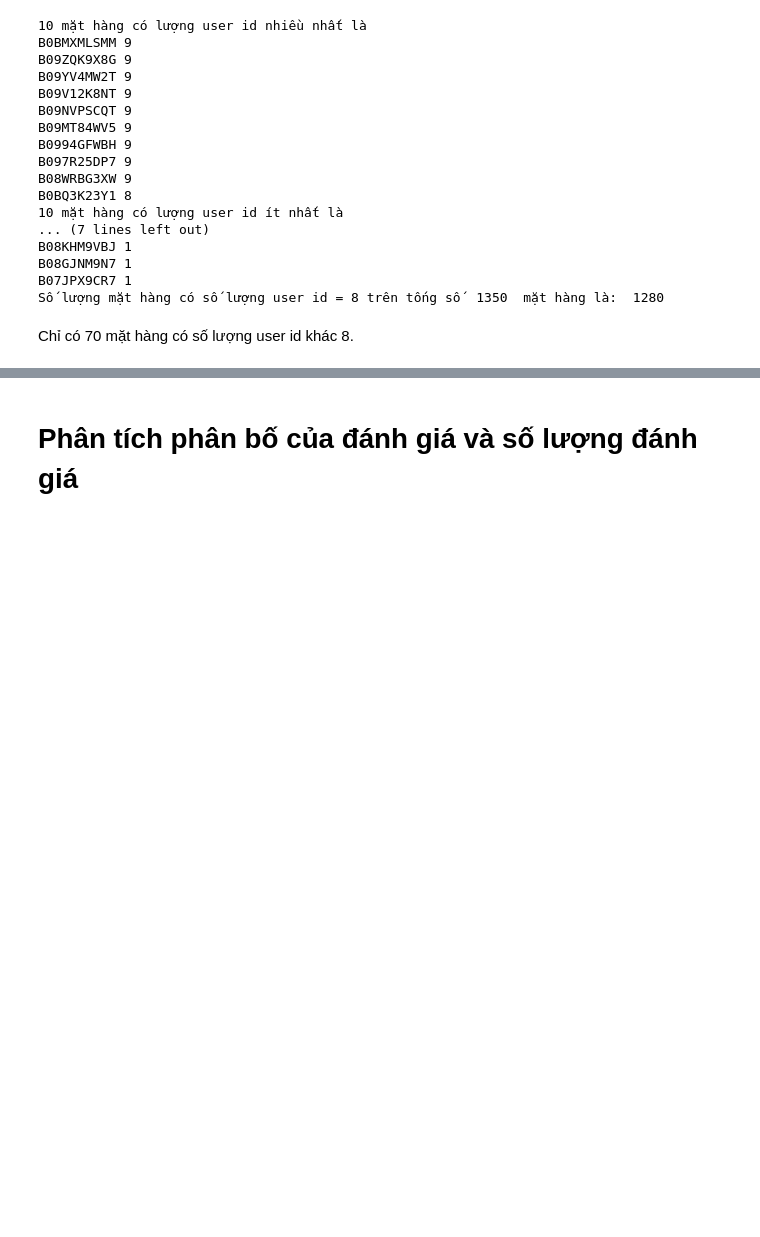
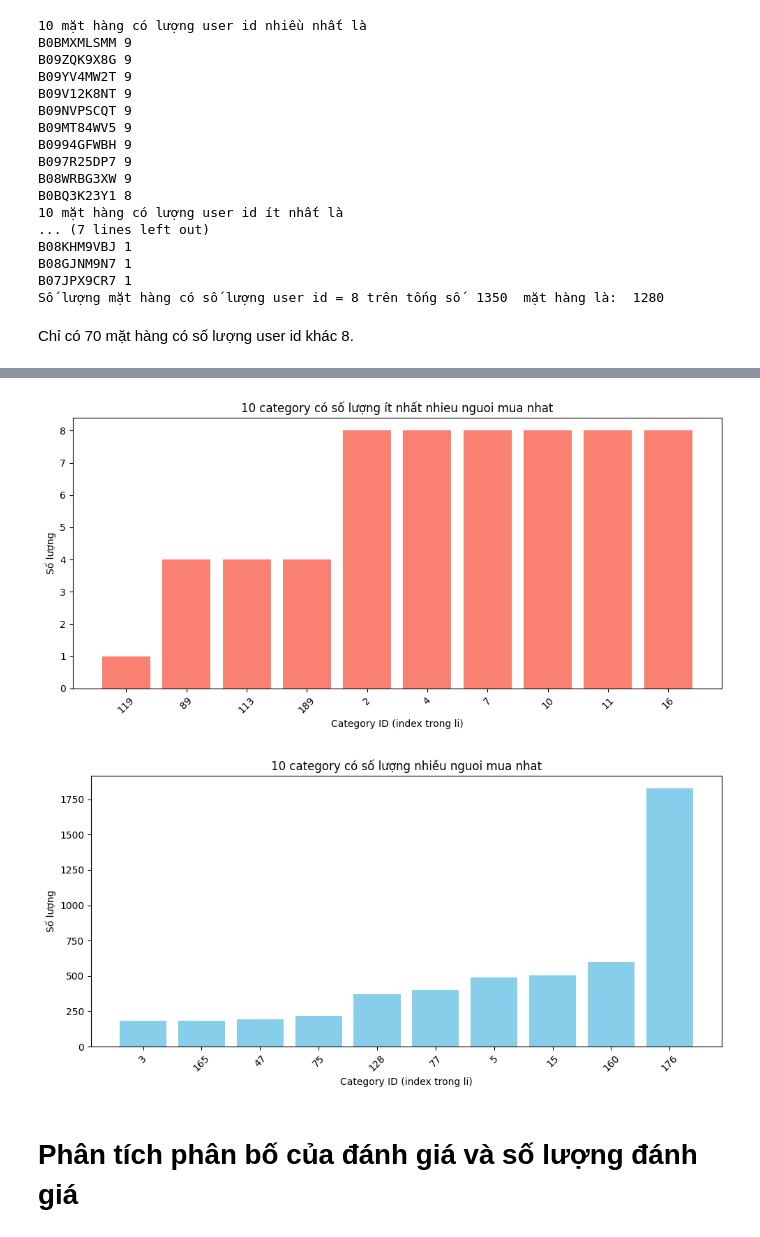
Before and after one commit to Vanduc006/team2-amazon-gdg, a Jupyter notebook: GDG.ipynb, the cells around one changed output, grey strips where cells are left out. Cells and saved outputs as stored; diff of their text form; code cells hidden in the pictures; blank space fills up the shorter version.

Commit message:
Update GDG.ipynb
Bo sung category

```diff
--- a/GDG.ipynb
+++ b/GDG.ipynb
@@ -145,0 +150,17 @@ Chỉ có 70 mặt hàng có số lượng user id khác 8.
+# %%
+li = [0] * (len(data))
+for i in range(len(data)):
+  li[int(data["category"][i])]  += 1
+li2 = []
+for i in range(len(li)):
+  if li[i] > 0:
+    li2.append([li[i], i])
+li2.sort()
+
+print("10 category nhieu nguoi mua nhat ")
+for i in range(10):
+  print(li2[i])
+print("10 category it nguoi mua nhat ")
+
+for i in range(len(li2) - 10, len(li2)):
+  print(li2[i])
@@ -146,3 +185,40 @@ Chỉ có 70 mặt hàng có số lượng user id khác 8.
+# %%
+import matplotlib.pyplot as plt
+
+# Lấy 10 category ít nhất và nhiều nhất
+bottom_10 = li2[:10]
+top_10 = li2[-10:]
+
+# Dữ liệu cho bottom 10
+bottom_values = [item[0] for item in bottom_10]
+bottom_labels = [str(item[1]) for item in bottom_10]
+
+# Dữ liệu cho top 10
+top_values = [item[0] for item in top_10]
+top_labels = [str(item[1]) for item in top_10]
+
+# Vẽ Bottom 10
+plt.figure(figsize=(10, 5))
+plt.bar(bottom_labels, bottom_values, color='salmon')
+plt.title("10 category có số lượng ít nhất nhieu nguoi mua nhat")
+plt.xlabel("Category ID (index trong li)")
+plt.ylabel("Số lượng")
+plt.xticks(rotation=45)
+plt.tight_layout()
+plt.show()
+
+# Vẽ Top 10
+plt.figure(figsize=(10, 5))
+plt.bar(top_labels, top_values, color='skyblue')
+plt.title("10 category có số lượng nhiều nguoi mua nhat")
+plt.xlabel("Category ID (index trong li)")
+plt.ylabel("Số lượng")
+plt.xticks(rotation=45)
+plt.tight_layout()
+plt.show()
+# %% [output]
+[figure, added]
+[figure, added]
 # %% [markdown]
 # Phân tích phân bố của đánh giá và số lượng đánh giá
 # %%
```
Also changed, not shown: parts of 5 cells of this notebook.
